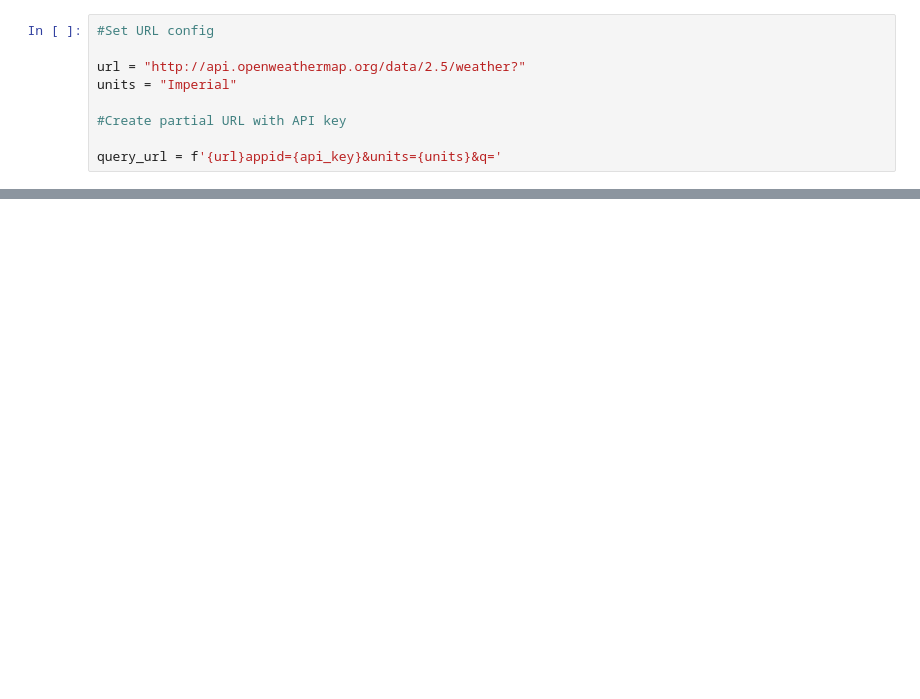
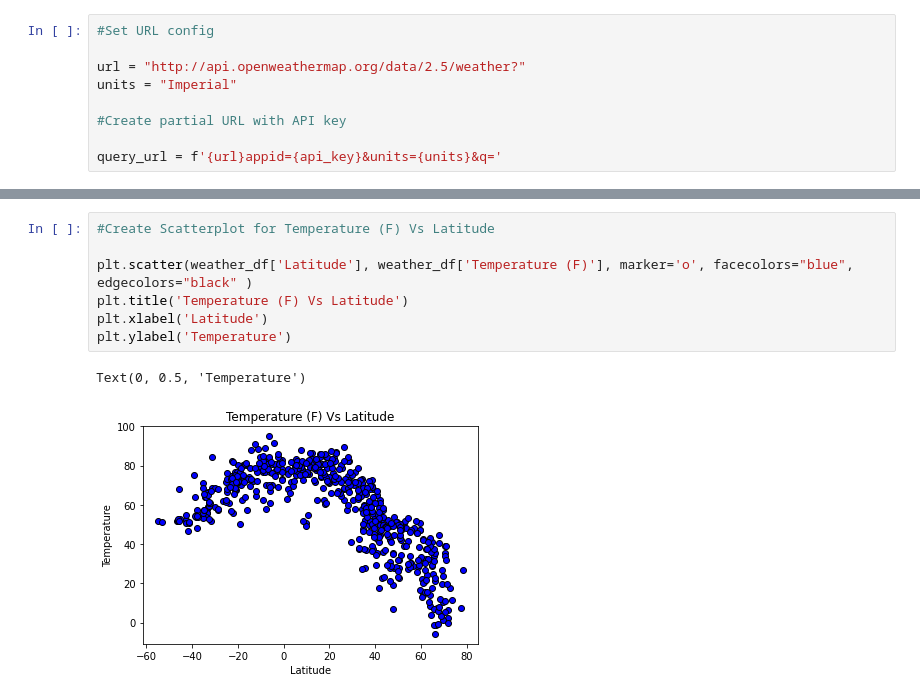
Before and after one commit to sarahheavner/python-api-challenge, a Jupyter notebook: WeatherPy/WeatherPy.ipynb, the cells around one changed output, grey strips where cells are left out. Cells and saved outputs as stored; diff of their text form; blank space fills up the shorter version.

Commit message:
created 4 scatter plots

```diff
--- a/WeatherPy/WeatherPy.ipynb
+++ b/WeatherPy/WeatherPy.ipynb
@@ -146,0 +134,10 @@ weather_df
+# %%
+#Create Scatterplot for Temperature (F) Vs Latitude
+
+plt.scatter(weather_df['Latitude'], weather_df['Temperature (F)'], marker='o', facecolors="blue", edgecolors="black" )
+plt.title('Temperature (F) Vs Latitude')
+plt.xlabel('Latitude')
+plt.ylabel('Temperature')
+# %% [output]
+Text(0, 0.5, 'Temperature')
+[figure, added]
```
Also changed, not shown: parts of 15 cells of this notebook.
